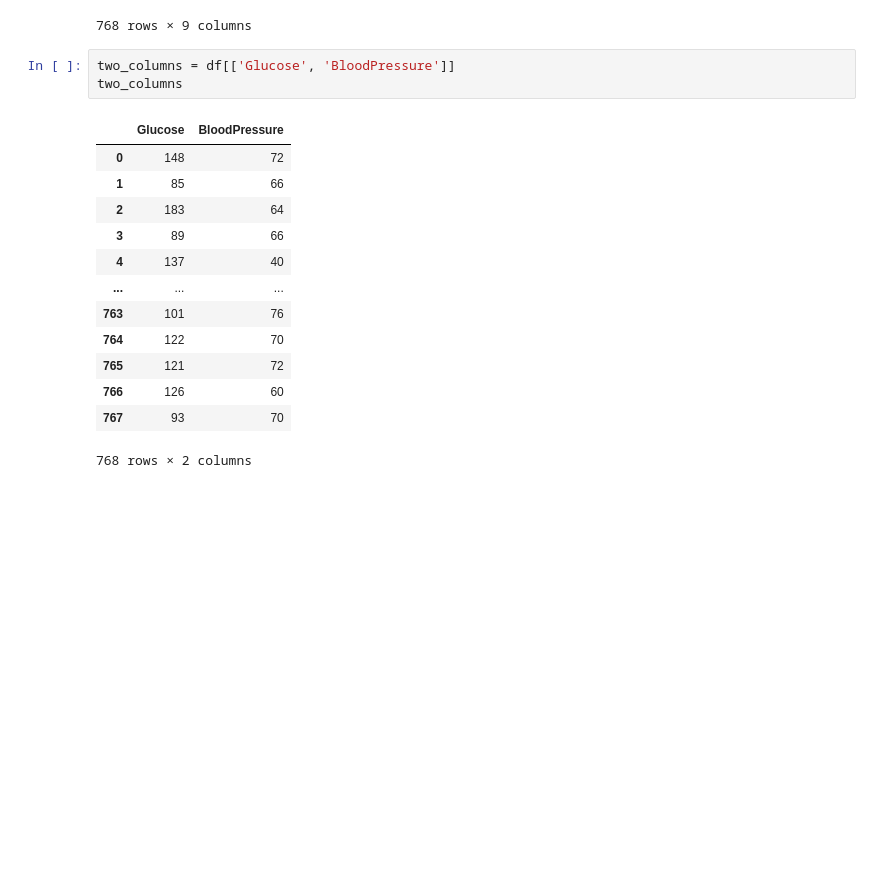
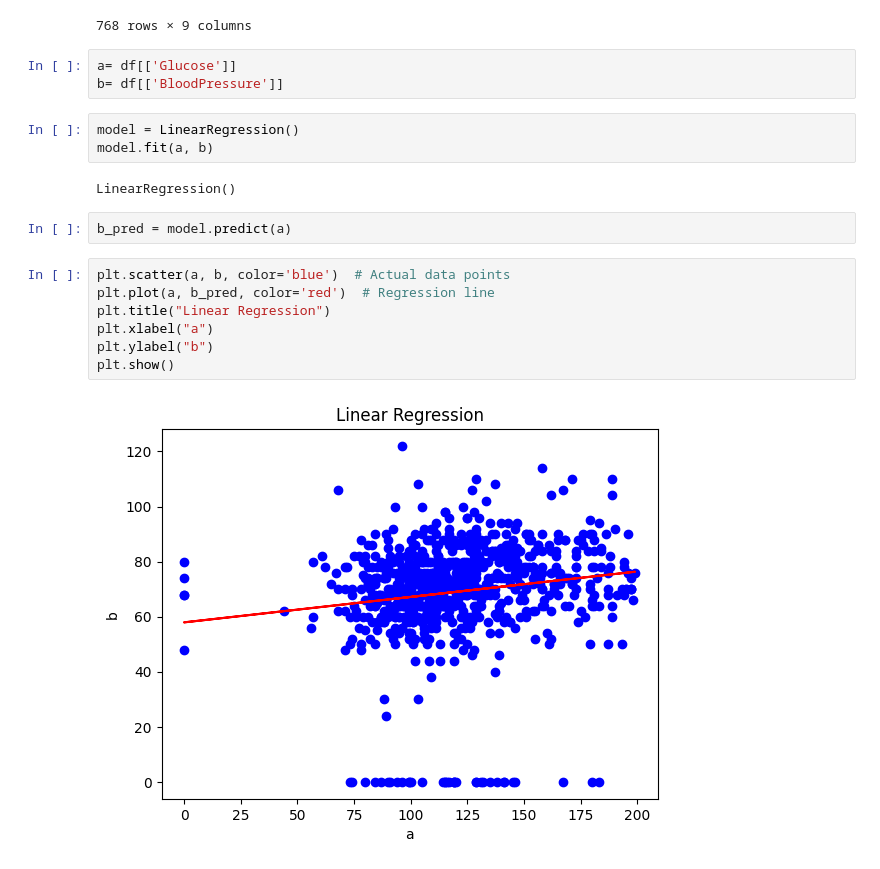
Before and after one commit to VANISAIDEEPIKA/5H2DEEPIKA, a Jupyter notebook: LINEAR_REGRESSION_.ipynb, the cells around one changed output. Drawn from its saved outputs; the diff is of its cells as text; blank space fills up the shorter version.

```diff
--- a/LINEAR_REGRESSION_.ipynb
+++ b/LINEAR_REGRESSION_.ipynb
@@ -83,19 +83,21 @@ df
 | 767 | 1 | 93 | 70 | 31 | 0 | 30.4 | 0.315 | 23 | ... |
 768 rows × 9 columns
 # %%
-two_columns = df[['Glucose', 'BloodPressure']]
-two_columns
+a= df[['Glucose']]
+b= df[['BloodPressure']]
-# %% [output]
-|  | Glucose | BloodPressure |
-| 0 | 148 | 72 |
-| 1 | 85 | 66 |
-| 2 | 183 | 64 |
-| 3 | 89 | 66 |
-| 4 | 137 | 40 |
-| ... | ... | ... |
-| 763 | 101 | 76 |
-| 764 | 122 | 70 |
-| 765 | 121 | 72 |
-| 766 | 126 | 60 |
-| 767 | 93 | 70 |
-768 rows × 2 columns
+# %%
+model = LinearRegression()
+model.fit(a, b)
+# %% [output]
+LinearRegression()
+# %%
+b_pred = model.predict(a)
+# %%
+plt.scatter(a, b, color='blue')  # Actual data points
+plt.plot(a, b_pred, color='red')  # Regression line
+plt.title("Linear Regression")
+plt.xlabel("a")
+plt.ylabel("b")
+plt.show()
+# %% [output]
+[figure, added]
```
